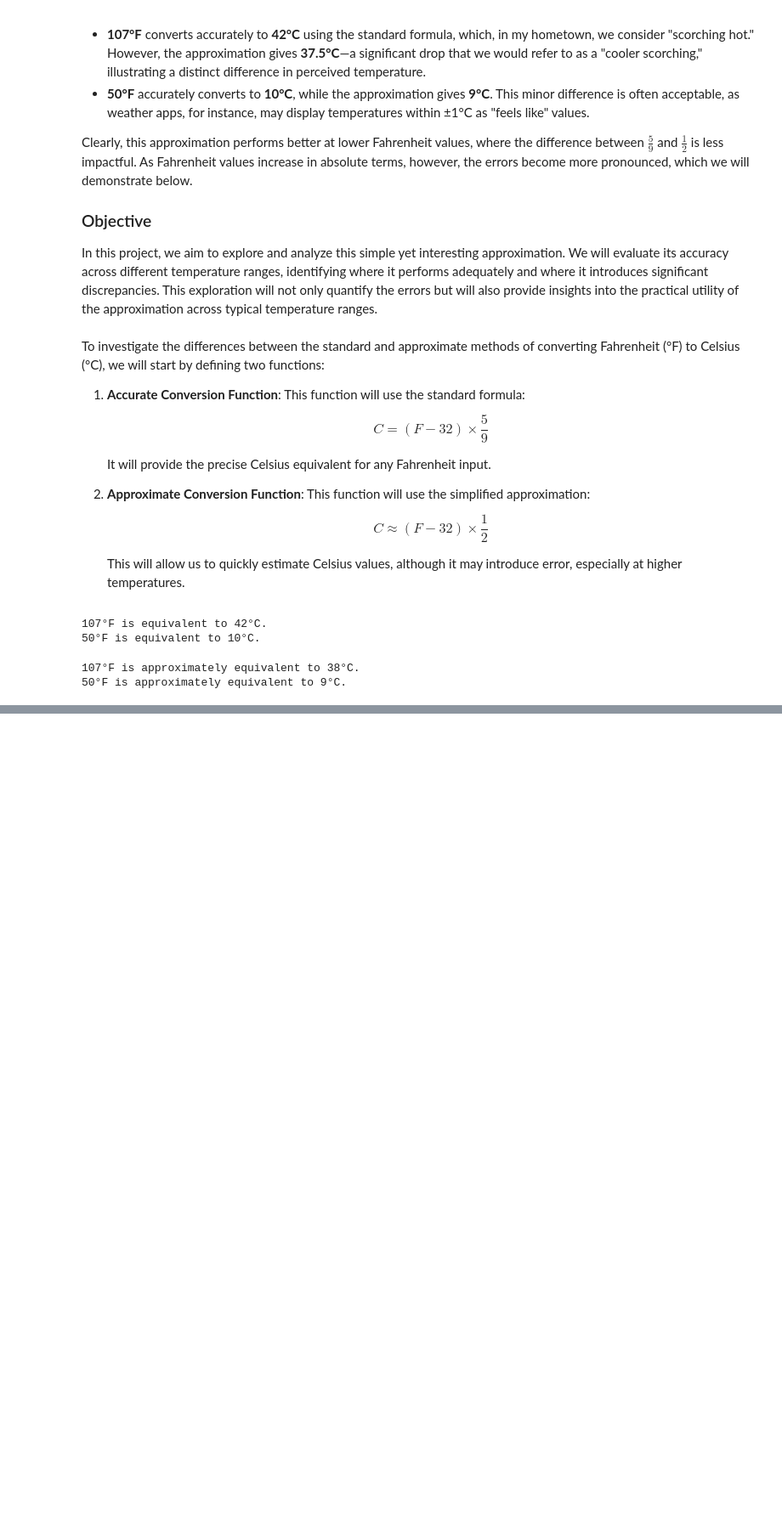
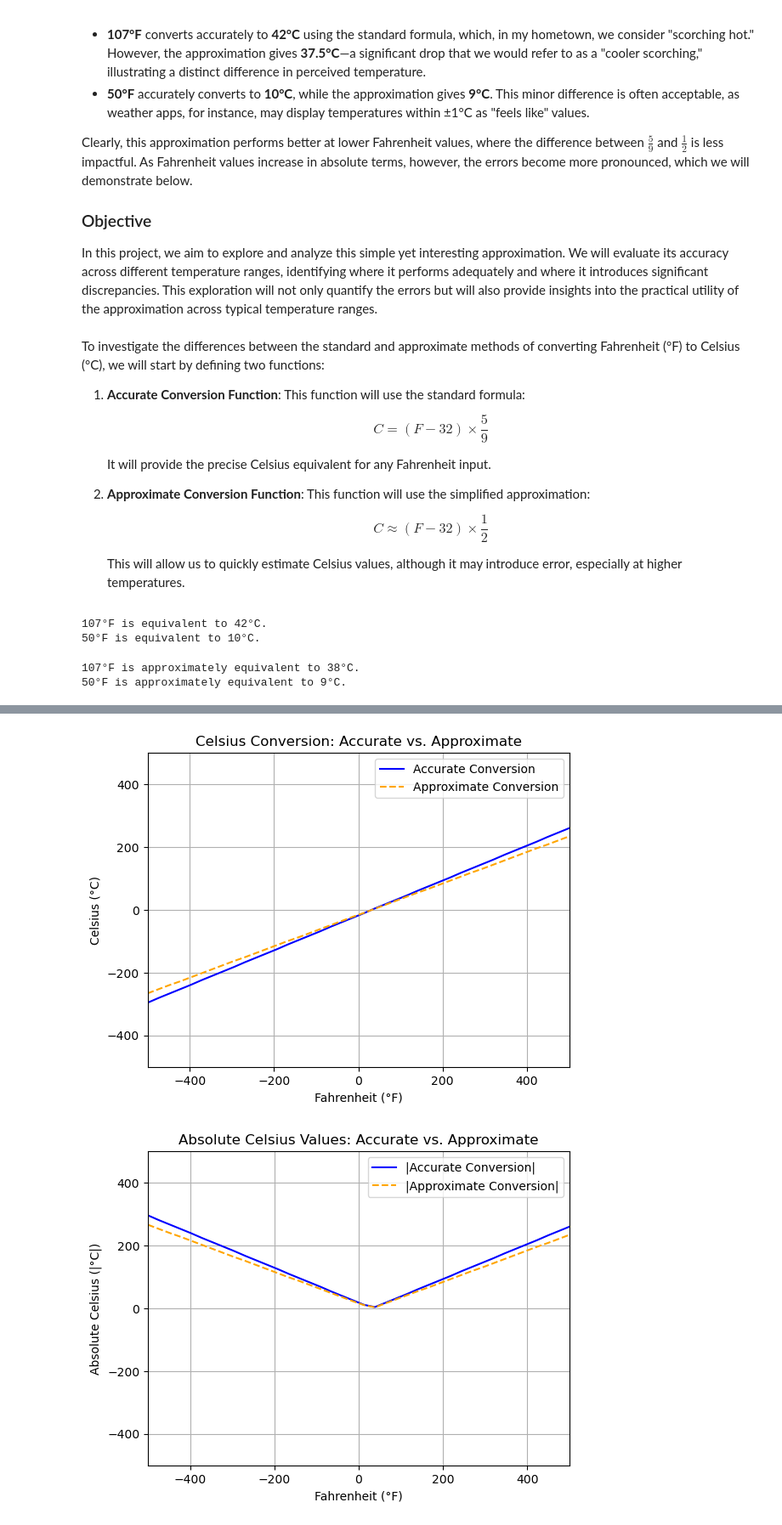
Before and after one commit to ALZ-11/FtoC, a Jupyter notebook: mainFtoC.ipynb, the cells around one changed output, grey strips where cells are left out. Shown: that part at 85% size. Drawn from its saved outputs; the diff is of its cells as text; code cells hidden in the pictures; blank space fills up the shorter version.

Commit message:
plotted 3 representative graphs with the first one given a short description

```diff
--- a/mainFtoC.ipynb
+++ b/mainFtoC.ipynb
@@ -67,0 +97,58 @@ print(f"{coolF}°F is approximately equivalent to {approxFtoC(coolF)}°C.")
+# %%
+import numpy as np
+import matplotlib.pyplot as plt
+
+
+F_values = np.linspace(-500, 500, 40)
+
+# Calculate Celsius values using the accurate and approximate functions
+C_accurate = np.array([FtoC(F) for F in F_values])
+C_approx = np.array([approxFtoC(F) for F in F_values])
+
+# Calculate absolute values for direct magnitude comparison
+abs_C_accurate = np.abs(C_accurate)
+abs_C_approx = np.abs(C_approx)
+
+# Calculate the absolute error
+error = np.abs(C_accurate - C_approx)
+
+# Define the range for both axes to keep them symmetrical
+axis_range = (-500, 500)
+error_axis_range = (-100,150)
+# 1. Direct Comparison Plot
+plt.plot(F_values, C_accurate, label="Accurate Conversion", color="blue")
+plt.plot(F_values, C_approx, label="Approximate Conversion", color="orange", linestyle="--")
+plt.title("Celsius Conversion: Accurate vs. Approximate")
+plt.xlabel("Fahrenheit (°F)")
+plt.ylabel("Celsius (°C)")
+plt.xlim(axis_range)
+plt.ylim(axis_range)
+plt.legend()
+plt.grid()
+plt.show()
+
+# 2. Absolute Value Comparison Plot
+plt.plot(F_values, abs_C_accurate, label="|Accurate Conversion|", color="blue")
+plt.plot(F_values, abs_C_approx, label="|Approximate Conversion|", color="orange", linestyle="--")
+plt.title("Absolute Celsius Values: Accurate vs. Approximate")
+plt.xlabel("Fahrenheit (°F)")
+plt.ylabel("Absolute Celsius (|°C|)")
+plt.xlim(axis_range)
+plt.ylim(axis_range)
+plt.legend()
+plt.grid()
+plt.show()
+
+# 3. Error Plot with Limited Y-Axis Range and Subdivisions
+plt.plot(F_values, error, color="red")
+plt.title("Absolute Error between Accurate and Approximate Conversion")
+plt.xlabel("Fahrenheit (°F)")
+plt.ylabel("Absolute Error (|°C|)")
+plt.xlim(error_axis_range)
+plt.ylim(0, 20)  # Limit y-axis to 0–20 to emphasize significant error range
+plt.yticks(np.arange(0, 21, 2))  # Set subdivisions of 2 within 0–20 range
+plt.grid()
+plt.show()
+# %% [output]
+[figure, added]
+[figure, added]
```
Also changed, not shown: parts of 3 cells of this notebook.
